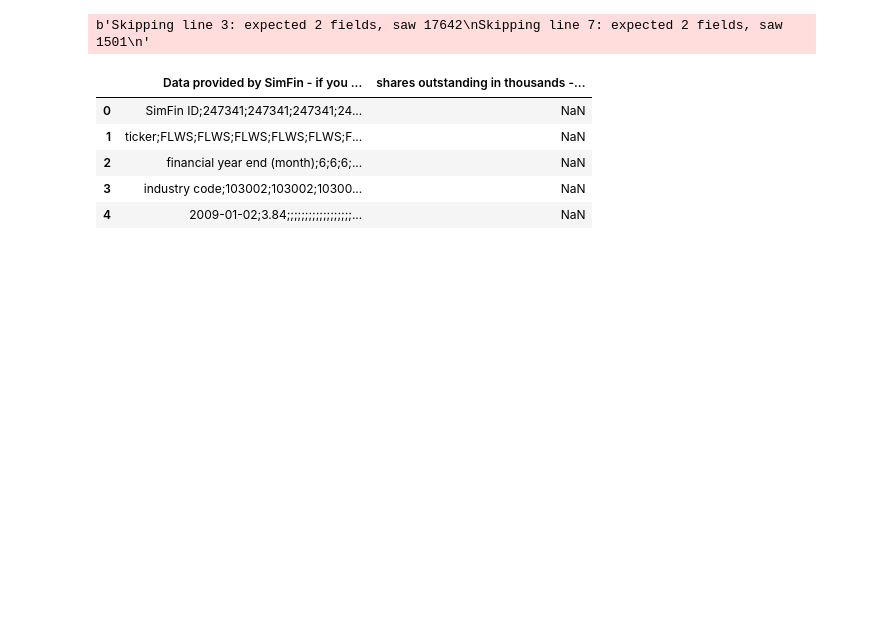
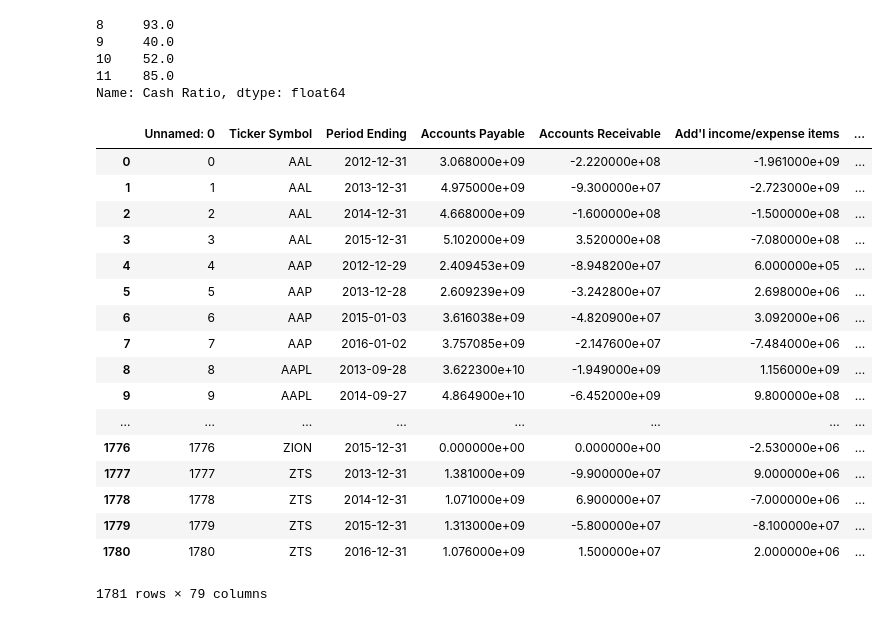
Before and after one commit to Aaivazi000/fintech-master, a Jupyter notebook: Marin Workspace/marin_5.2.ipynb, the cells around one changed output. Cells and saved outputs as stored; diff of their text form; code cells hidden in the pictures; blank space fills up the shorter version.

```diff
--- a/Marin Workspace/marin_5.2.ipynb
+++ b/Marin Workspace/marin_5.2.ipynb
@@ -3,13 +7,31 @@ import pandas as pd
 # %%
-df = pd.read_csv("simfin-data.csv", error_bad_lines=False)
+df = pd.read_csv("fundamentals.csv")
-# %% [output]
-b'Skipping line 3: expected 2 fields, saw 17642\nSkipping line 7: expected 2 fields, saw 1501\n'
+# %%
+df[df['Ticker Symbol'] == 'AAPL']['Cash Ratio']
+# %% [output]
+8     93.0
+9     40.0
+10    52.0
+11    85.0
+Name: Cash Ratio, dtype: float64
 # %%
-df.head(5)
+df
 # %% [output]
-|  | Data provided by SimFin - if you ... | shares outstanding in thousands -... |
-| 0 | SimFin ID;247341;247341;247341;24... | NaN |
-| 1 | ticker;FLWS;FLWS;FLWS;FLWS;FLWS;F... | NaN |
-| 2 | financial year end (month);6;6;6;... | NaN |
-| 3 | industry code;103002;103002;10300... | NaN |
-| 4 | 2009-01-02;3.84;;;;;;;;;;;;;;;;;;... | NaN |
+|  | Unnamed: 0 | Ticker Symbol | Period Ending | Accounts Payable | Accounts Receivable | Add'l income/expense items | ... |
+| 0 | 0 | AAL | 2012-12-31 | 3.068000e+09 | -2.220000e+08 | -1.961000e+09 | ... |
+| 1 | 1 | AAL | 2013-12-31 | 4.975000e+09 | -9.300000e+07 | -2.723000e+09 | ... |
+| 2 | 2 | AAL | 2014-12-31 | 4.668000e+09 | -1.600000e+08 | -1.500000e+08 | ... |
+| 3 | 3 | AAL | 2015-12-31 | 5.102000e+09 | 3.520000e+08 | -7.080000e+08 | ... |
+| 4 | 4 | AAP | 2012-12-29 | 2.409453e+09 | -8.948200e+07 | 6.000000e+05 | ... |
+| 5 | 5 | AAP | 2013-12-28 | 2.609239e+09 | -3.242800e+07 | 2.698000e+06 | ... |
+| 6 | 6 | AAP | 2015-01-03 | 3.616038e+09 | -4.820900e+07 | 3.092000e+06 | ... |
+| 7 | 7 | AAP | 2016-01-02 | 3.757085e+09 | -2.147600e+07 | -7.484000e+06 | ... |
+| 8 | 8 | AAPL | 2013-09-28 | 3.622300e+10 | -1.949000e+09 | 1.156000e+09 | ... |
+| 9 | 9 | AAPL | 2014-09-27 | 4.864900e+10 | -6.452000e+09 | 9.800000e+08 | ... |
+| ... | ... | ... | ... | ... | ... | ... | ... |
+| 1776 | 1776 | ZION | 2015-12-31 | 0.000000e+00 | 0.000000e+00 | -2.530000e+06 | ... |
+| 1777 | 1777 | ZTS | 2013-12-31 | 1.381000e+09 | -9.900000e+07 | 9.000000e+06 | ... |
+| 1778 | 1778 | ZTS | 2014-12-31 | 1.071000e+09 | 6.900000e+07 | -7.000000e+06 | ... |
+| 1779 | 1779 | ZTS | 2015-12-31 | 1.313000e+09 | -5.800000e+07 | -8.100000e+07 | ... |
+| 1780 | 1780 | ZTS | 2016-12-31 | 1.076000e+09 | 1.500000e+07 | 2.000000e+06 | ... |
+1781 rows × 79 columns
```
Also changed, not shown: parts of 1 cell of this notebook, 1 other file.
